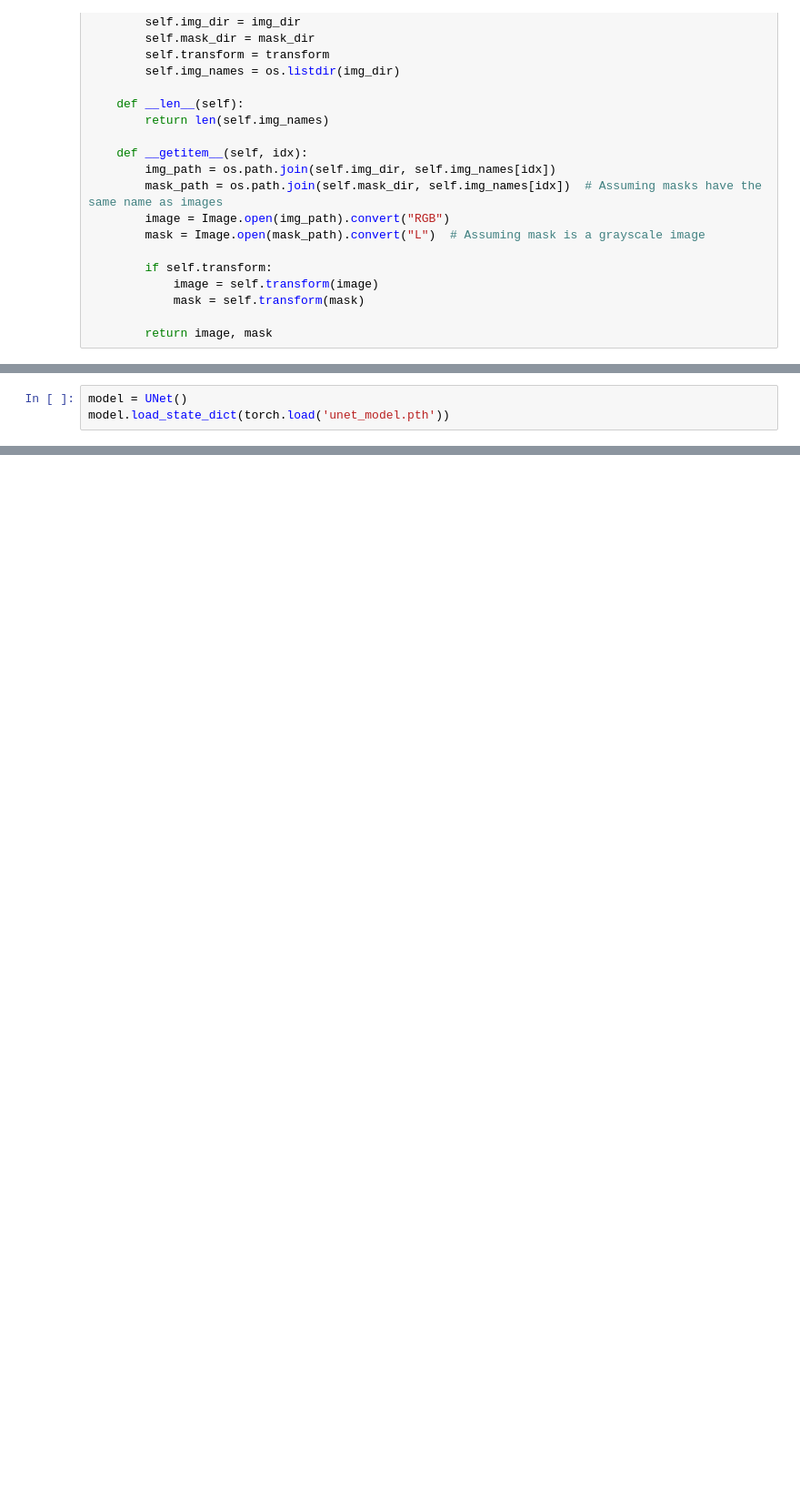
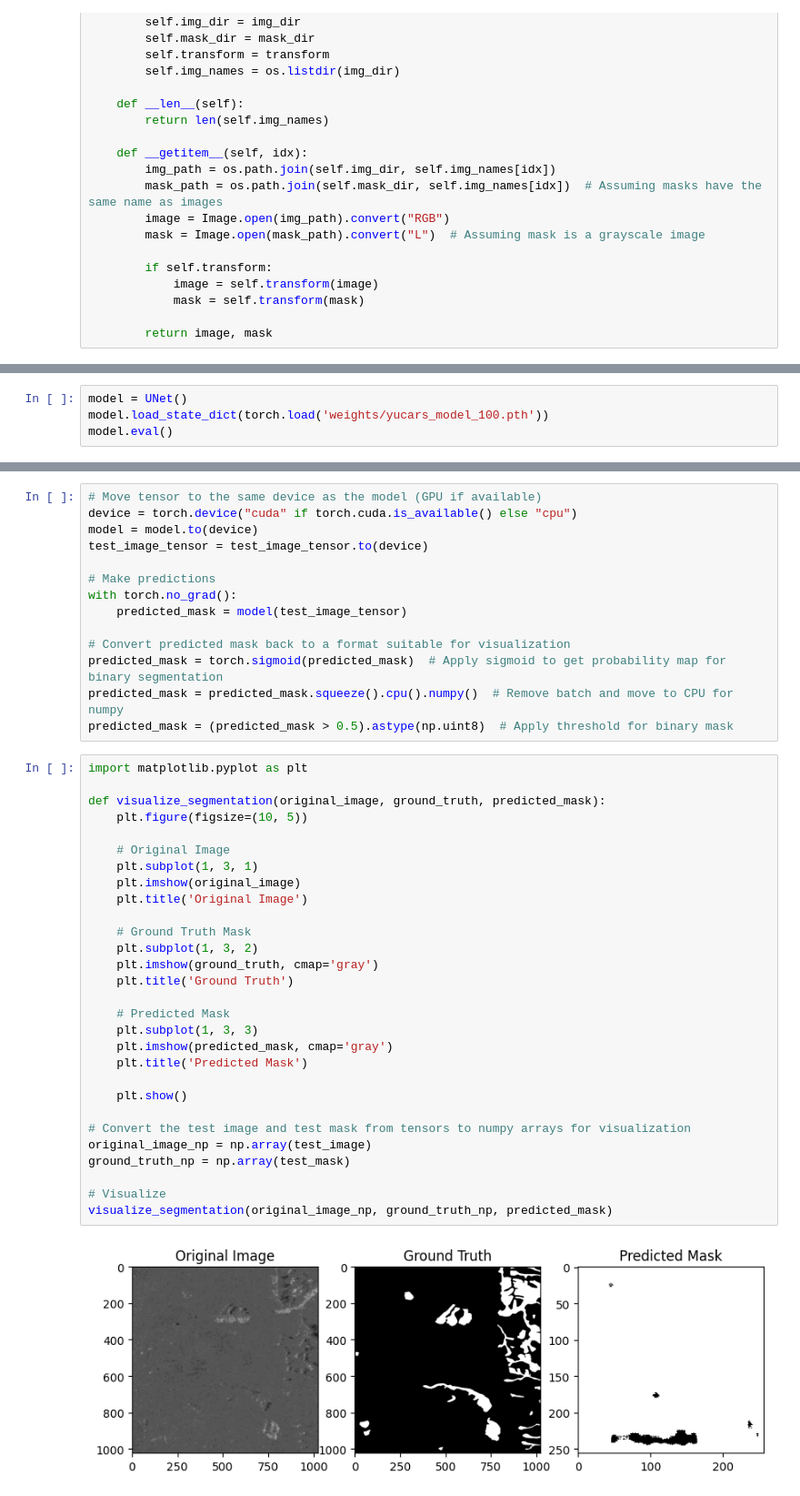
Before and after one commit to azmadoppler/eurosat_playground, a Jupyter notebook: UNet Evaluate.ipynb, the cells around one changed output, grey strips where cells are left out. Shown at 91% size. Cells and saved outputs as stored; diff of their text form; blank space fills up the shorter version.

```diff
--- a/UNet Evaluate.ipynb
+++ b/UNet Evaluate.ipynb
@@ -138,3 +141,4 @@ class YUCARSDataset(Dataset):
 # %%
 model = UNet()
-model.load_state_dict(torch.load('unet_model.pth'))
+model.load_state_dict(torch.load('weights/yucars_model_100.pth'))
+model.eval()
@@ -140,0 +179,45 @@ model.load_state_dict(torch.load('unet_model.pth'))
+# %%
+# Move tensor to the same device as the model (GPU if available)
+device = torch.device("cuda" if torch.cuda.is_available() else "cpu")
+model = model.to(device)
+test_image_tensor = test_image_tensor.to(device)
+
+# Make predictions
+with torch.no_grad():
+    predicted_mask = model(test_image_tensor)
+
+# Convert predicted mask back to a format suitable for visualization
+predicted_mask = torch.sigmoid(predicted_mask)  # Apply sigmoid to get probability map for binary segmentation
+predicted_mask = predicted_mask.squeeze().cpu().numpy()  # Remove batch and move to CPU for numpy
+predicted_mask = (predicted_mask > 0.5).astype(np.uint8)  # Apply threshold for binary mask
+# %%
+import matplotlib.pyplot as plt
+
+def visualize_segmentation(original_image, ground_truth, predicted_mask):
+    plt.figure(figsize=(10, 5))
+
+    # Original Image
+    plt.subplot(1, 3, 1)
+    plt.imshow(original_image)
+    plt.title('Original Image')
+
+    # Ground Truth Mask
+    plt.subplot(1, 3, 2)
+    plt.imshow(ground_truth, cmap='gray')
+    plt.title('Ground Truth')
+
+    # Predicted Mask
+    plt.subplot(1, 3, 3)
+    plt.imshow(predicted_mask, cmap='gray')
+    plt.title('Predicted Mask')
+
+    plt.show()
+
+# Convert the test image and test mask from tensors to numpy arrays for visualization
+original_image_np = np.array(test_image)
+ground_truth_np = np.array(test_mask)
+
+# Visualize
+visualize_segmentation(original_image_np, ground_truth_np, predicted_mask)
+# %% [output]
+[figure, added]
```
Also changed, not shown: parts of 5 cells of this notebook, 2 other files.
